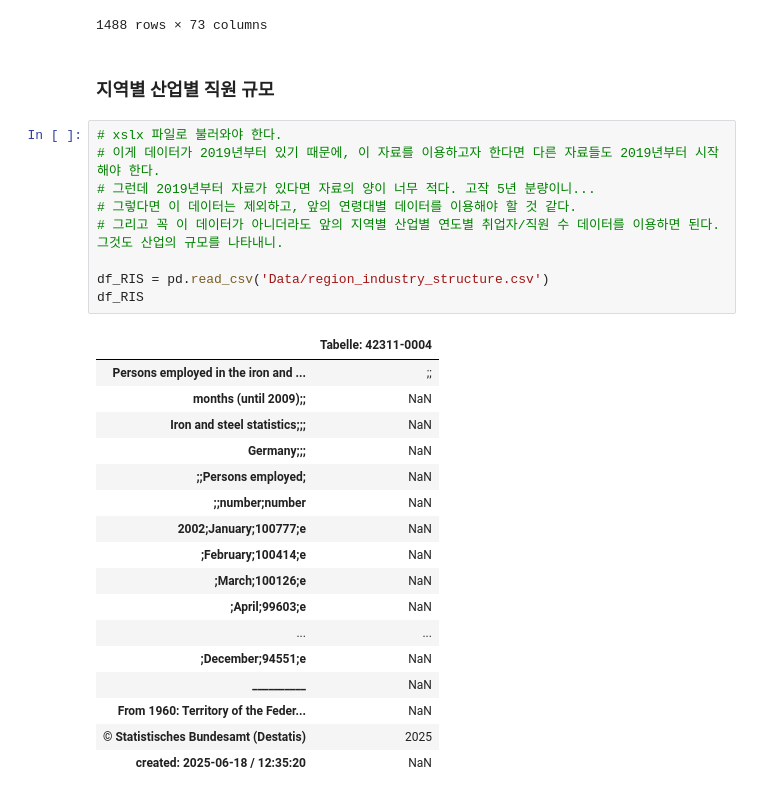
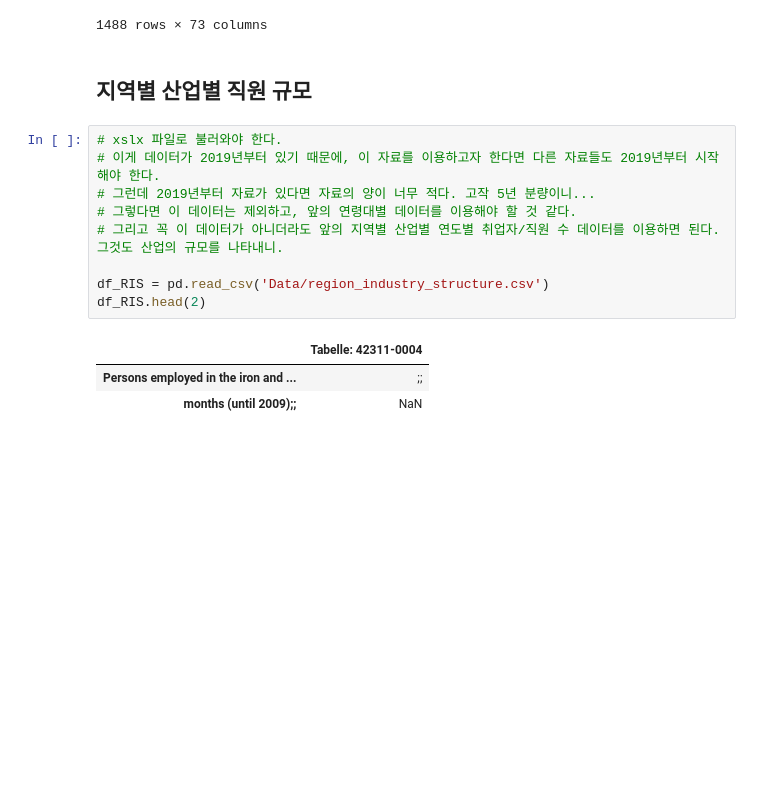
Before and after one commit to Kongalmengi/Stromverbrauch_Projekt, a Jupyter notebook: DateCheck.ipynb, the cells around one changed output. Saved outputs shown, nothing was run; the diff lists cells and outputs as text; blank space fills up the shorter version.

```diff
--- a/DateCheck.ipynb
+++ b/DateCheck.ipynb
@@ -376,31 +696,17 @@ df_RIE
 | 1487 | NaN | NaN | NaN | Self-employed persons a. family w... | 1000 | 69.1 | e | 73.2 | ... |
 1488 rows × 73 columns
 # %% [markdown]
-### 지역별 산업별 직원 규모
+## 지역별 산업별 직원 규모
 # %%
 # xslx 파일로 불러와야 한다.
 # 이게 데이터가 2019년부터 있기 때문에, 이 자료를 이용하고자 한다면 다른 자료들도 2019년부터 시작해야 한다.
 # 그런데 2019년부터 자료가 있다면 자료의 양이 너무 적다. 고작 5년 분량이니...
 # 그렇다면 이 데이터는 제외하고, 앞의 연령대별 데이터를 이용해야 할 것 같다.
 # 그리고 꼭 이 데이터가 아니더라도 앞의 지역별 산업별 연도별 취업자/직원 수 데이터를 이용하면 된다. 그것도 산업의 규모를 나타내니.
 
 df_RIS = pd.read_csv('Data/region_industry_structure.csv')
-df_RIS
+df_RIS.head(2)
 # %% [output]
 |  | Tabelle: 42311-0004 |
 | Persons employed in the iron and ... | ;; |
 | months (until 2009);; | NaN |
-| Iron and steel statistics;;; | NaN |
-| Germany;;; | NaN |
-| ;;Persons employed; | NaN |
-| ;;number;number | NaN |
-| 2002;January;100777;e | NaN |
-| ;February;100414;e | NaN |
-| ;March;100126;e | NaN |
-| ;April;99603;e | NaN |
-| ... | ... |
-| ;December;94551;e | NaN |
-| __________ | NaN |
-| From 1960: Territory of the Feder... | NaN |
-| © Statistisches Bundesamt (Destatis) | 2025 |
-| created: 2025-06-18 / 12:35:20 | NaN |
```
Also changed, not shown: parts of 54 cells of this notebook, 3 other files.
